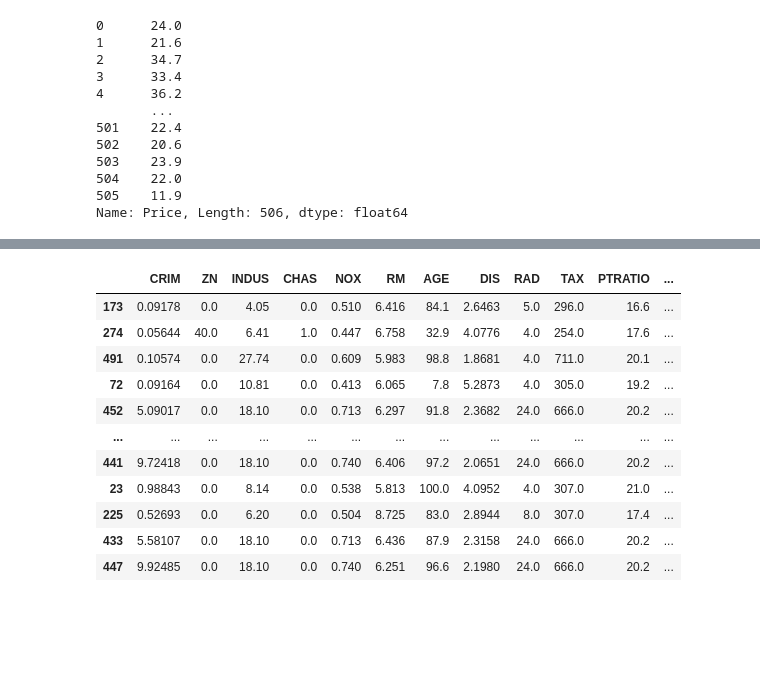
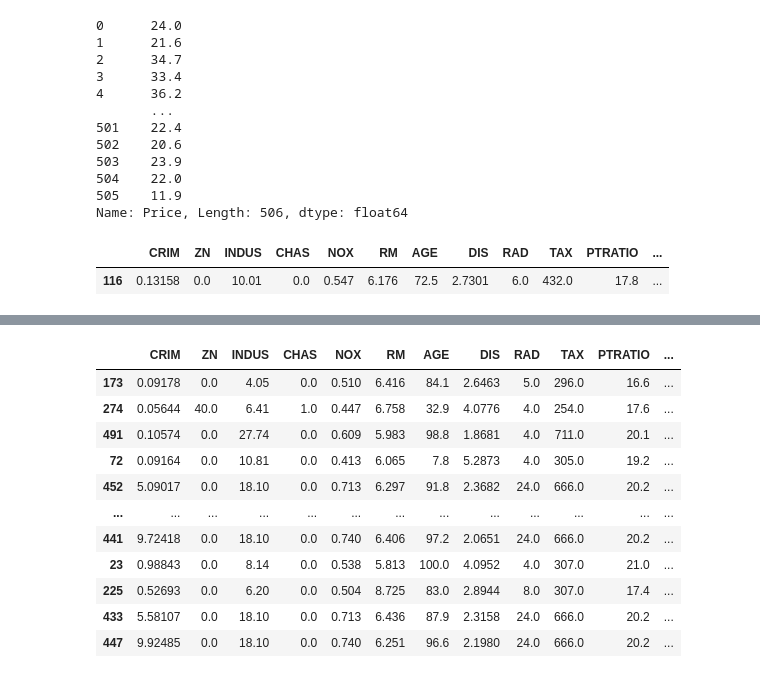
Before and after one commit to ankitkumar0/housepriceprediction, a Jupyter notebook: Linear Regression ML Implementation.ipynb, the cells around one changed output, grey strips where cells are left out. Drawn from its saved outputs; the diff is of its cells as text; code cells hidden in the pictures; blank space fills up the shorter version.

```diff
--- a/Linear Regression ML Implementation.ipynb
+++ b/Linear Regression ML Implementation.ipynb
@@ -277,4 +275,9 @@ Name: Price, Length: 506, dtype: float64
 ##Train Test Split
 from sklearn.model_selection import train_test_split
 X_train,X_test,y_train,y_test=train_test_split(X,y,test_size=0.3,random_state=42)
+# %%
+X_train.iloc[1:2,:]
+# %% [output]
+|  | CRIM | ZN | INDUS | CHAS | NOX | RM | AGE | DIS | RAD | TAX | PTRATIO | ... |
+| 116 | 0.13158 | 0.0 | 10.01 | 0.0 | 0.547 | 6.176 | 72.5 | 2.7301 | 6.0 | 432.0 | 17.8 | ... |
 # %%
```
Also changed, not shown: parts of 6 cells of this notebook, 2 other files.
